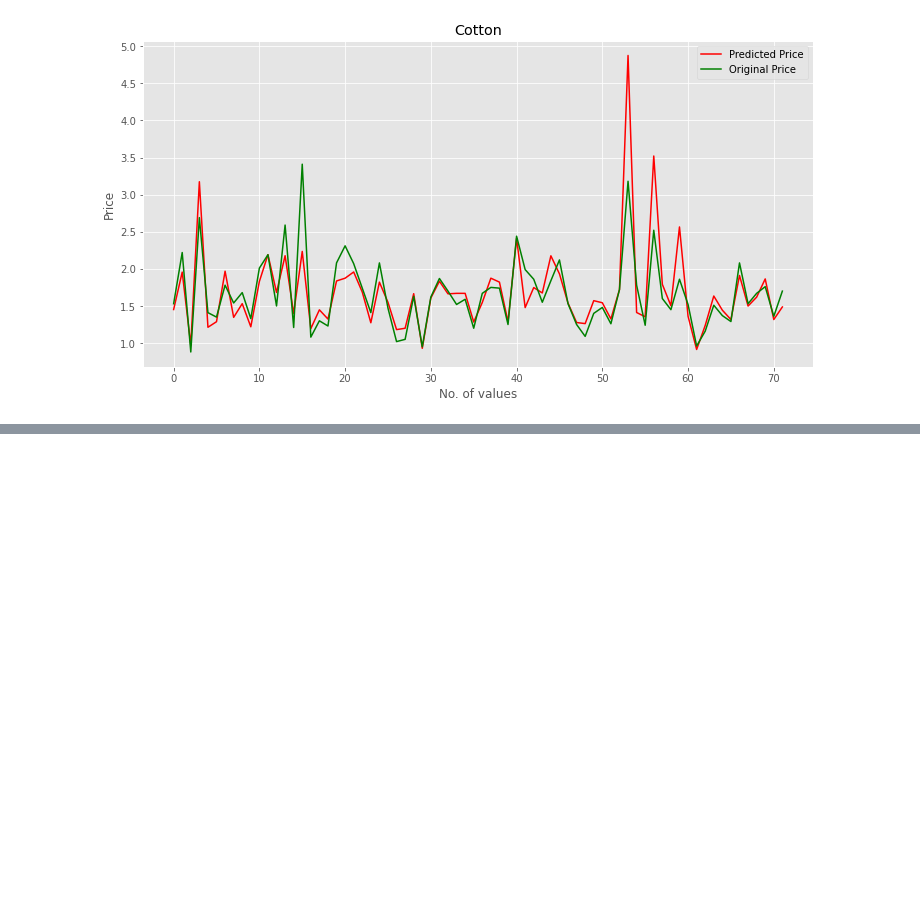
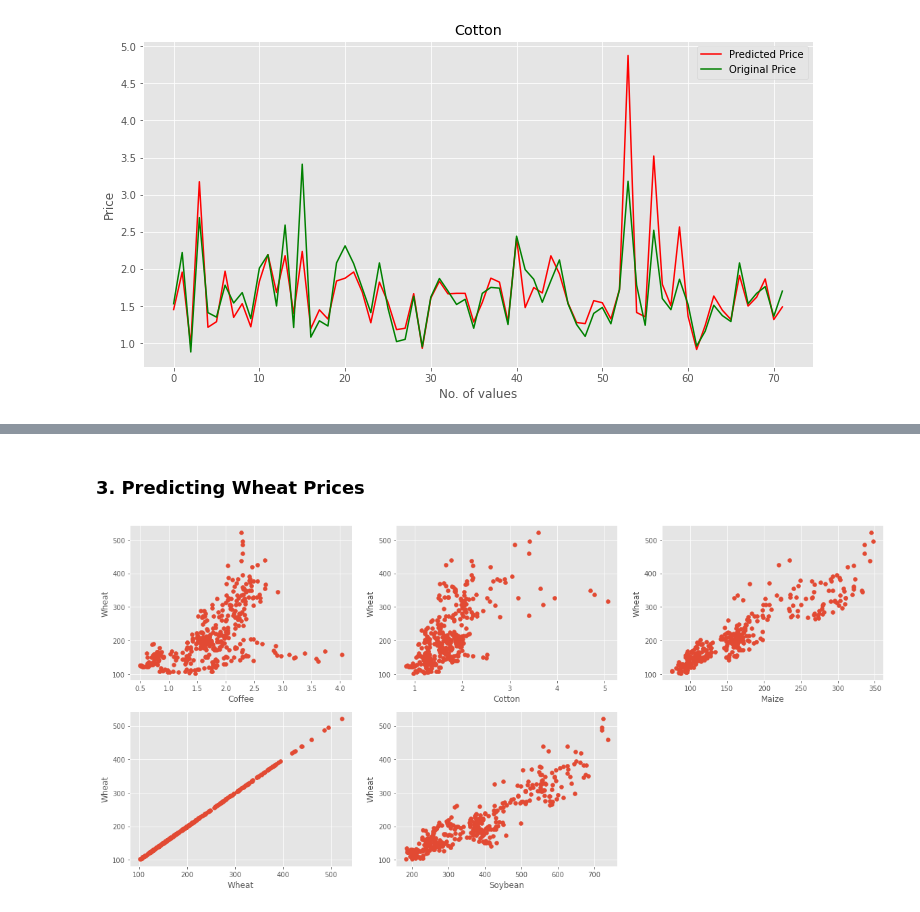
Before and after one commit to drakub/wqu, a Jupyter notebook: Commodity.ipynb, the cells around one changed output, grey strips where cells are left out. Saved outputs shown, nothing was run; the diff lists cells and outputs as text; code cells hidden in the pictures; blank space fills up the shorter version.

```diff
--- a/Commodity.ipynb
+++ b/Commodity.ipynb
@@ -457,0 +536,7 @@ plotOriginalPredictedPrices(y_pred, y_test, 'Cotton')
+# %% [markdown]
+### 3. Predicting Wheat Prices
+# %%
+commodity = 'wheat'
+plotCorrGraph(commodity)
+# %% [output]
+[figure, added]
```
Also changed, not shown: parts of 34 cells of this notebook.
